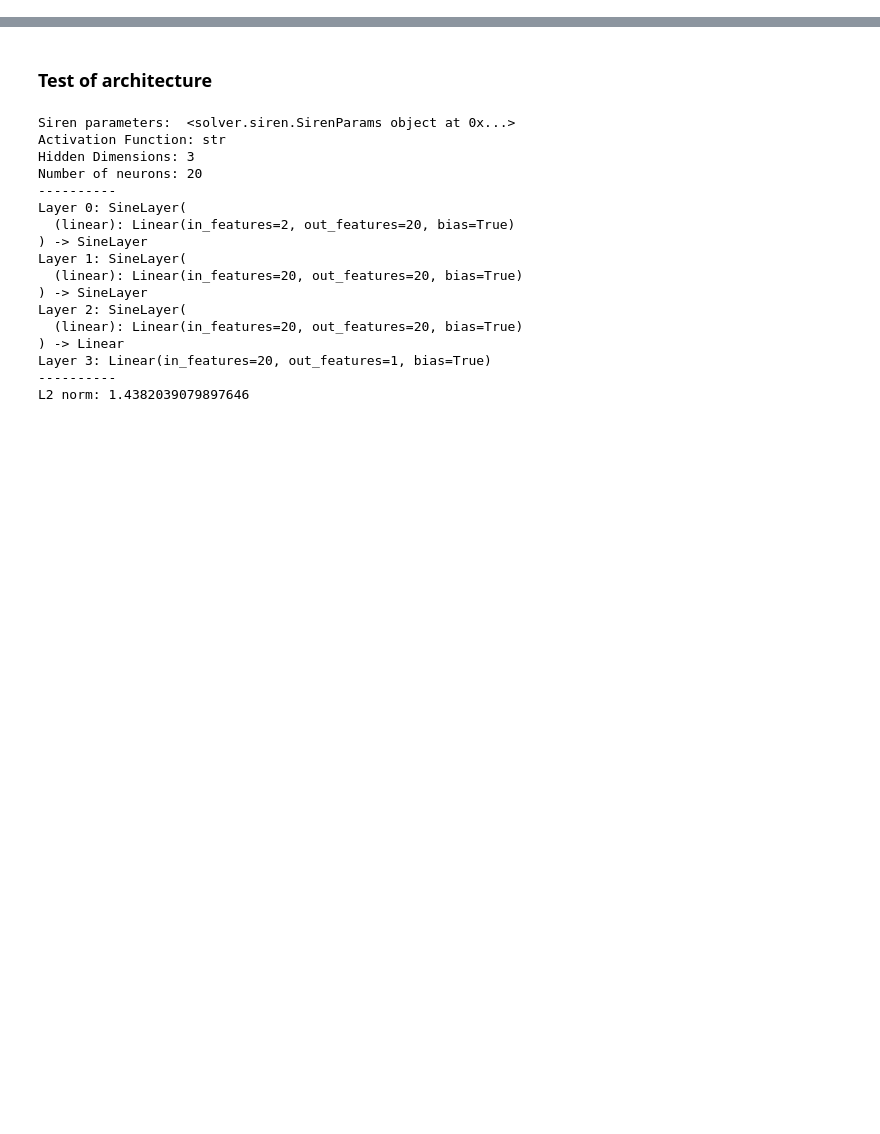
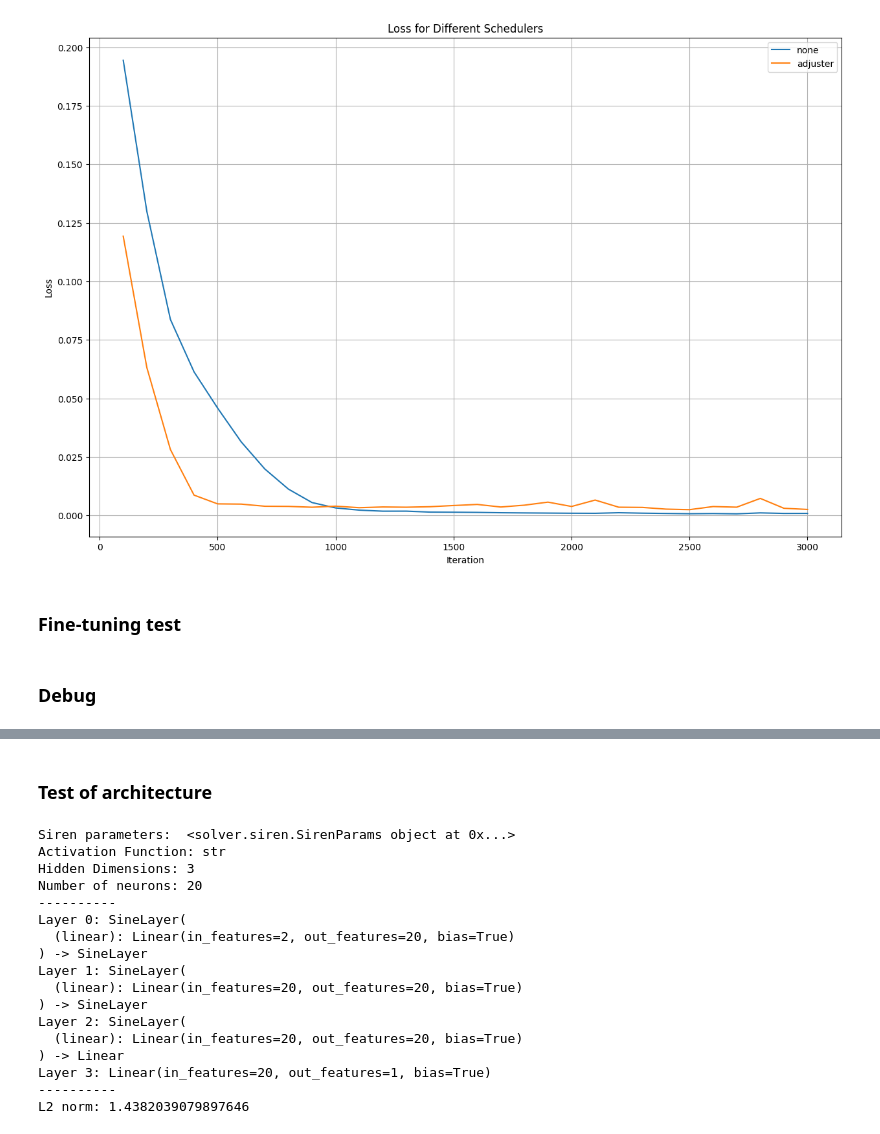
Before and after one commit to DikovAlexandr/PINN, a Jupyter notebook: TestPINN.ipynb, the cells around one changed output, grey strips where cells are left out. Cells and saved outputs as stored; diff of their text form; code cells hidden in the pictures; blank space fills up the shorter version.

```diff
--- a/TestPINN.ipynb
+++ b/TestPINN.ipynb
@@ -110,3 +289,11 @@ problem = conditions.Problem(initial_conditions, boundary_conditions,
+# %%
+plot_scheduler_loss('out')
+# %% [output]
+[figure, added]
+# %% [markdown]
+### Fine-tuning test
+# %% [markdown]
+### Debug
 # %%
 net_params = utils.NetParams()
 net_params.set_params(input=2,
```
Also changed, not shown: parts of 19 cells of this notebook, 3 other files.
